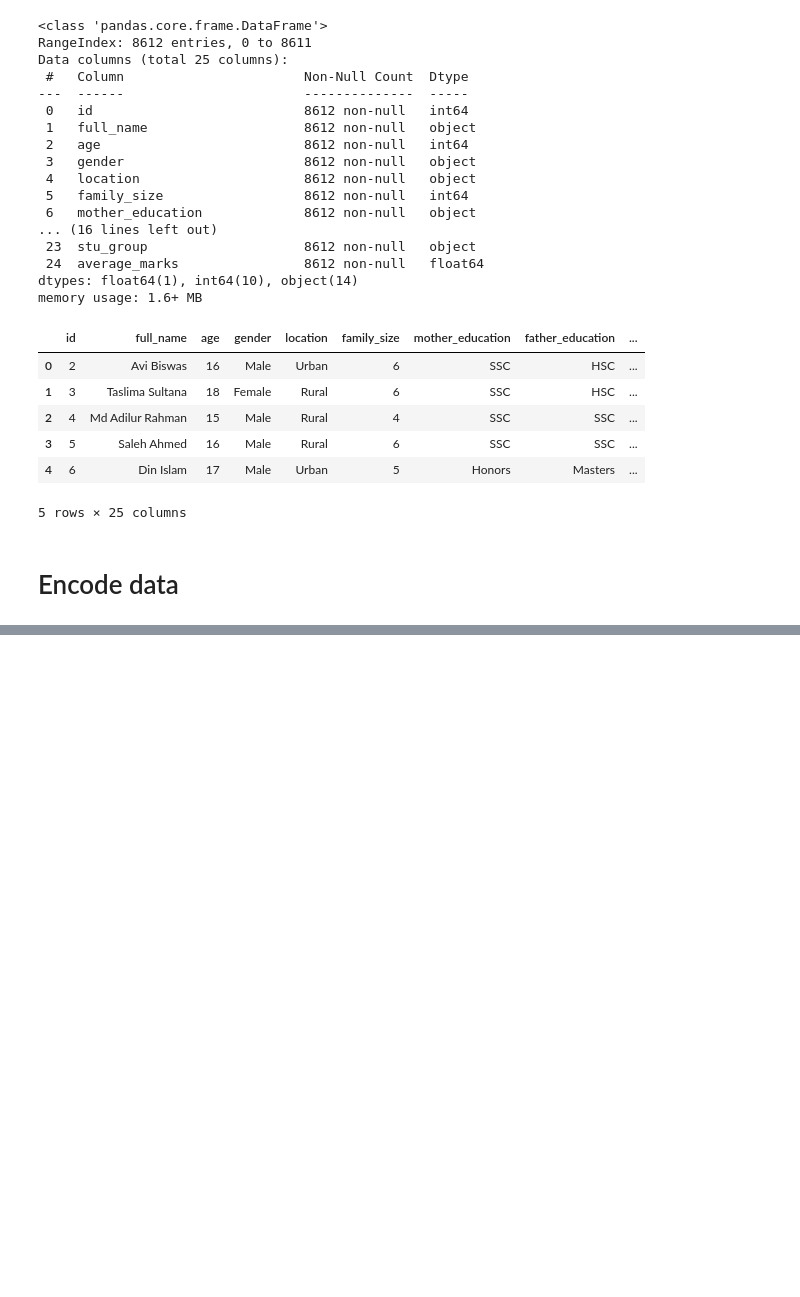
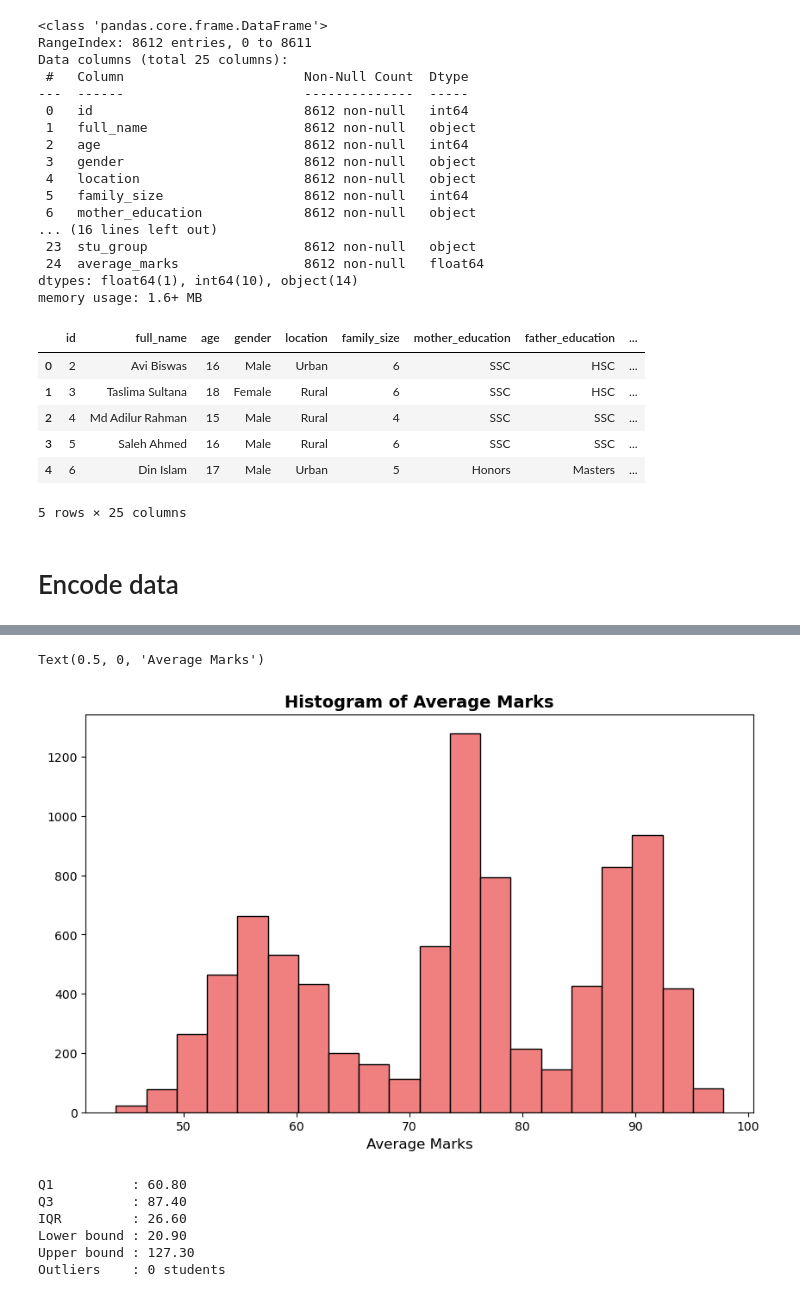
Before and after one commit to HumairaMahi-03/Data-Science-Projects, a Jupyter notebook: Project3-StudentResult/project3.ipynb, the cells around one changed output, grey strips where cells are left out. Cells and saved outputs as stored; diff of their text form; code cells hidden in the pictures; blank space fills up the shorter version.

```diff
--- a/Project3-StudentResult/project3.ipynb
+++ b/Project3-StudentResult/project3.ipynb
@@ -277,0 +528,33 @@ df.head()
+# %%
+plt.figure(figsize=(10, 6))
+
+plt.hist(df['average_marks'], bins=20, color='lightcoral', edgecolor='black')
+plt.title("Histogram of Average Marks", fontsize=14, fontweight='bold')
+plt.xlabel("Average Marks", fontsize=12)
+# %% [output]
+Text(0.5, 0, 'Average Marks')
+[figure, added]
+# %%
+# Confirm with numbers
+Q1  = df['average_marks'].quantile(0.25)
+Q3  = df['average_marks'].quantile(0.75)
+IQR = Q3 - Q1
+
+lower = Q1 - 1.5 * IQR
+upper = Q3 + 1.5 * IQR
+
+outliers = df[(df['average_marks'] < lower) | (df['average_marks'] > upper)]
+
+print(f"Q1          : {Q1:.2f}")
+print(f"Q3          : {Q3:.2f}")
+print(f"IQR         : {IQR:.2f}")
+print(f"Lower bound : {lower:.2f}")
+print(f"Upper bound : {upper:.2f}")
+print(f"Outliers    : {len(outliers)} students")
+# %% [output]
+Q1          : 60.80
+Q3          : 87.40
+IQR         : 26.60
+Lower bound : 20.90
+Upper bound : 127.30
+Outliers    : 0 students
```
Also changed, not shown: parts of 23 cells of this notebook, 1 other file.
